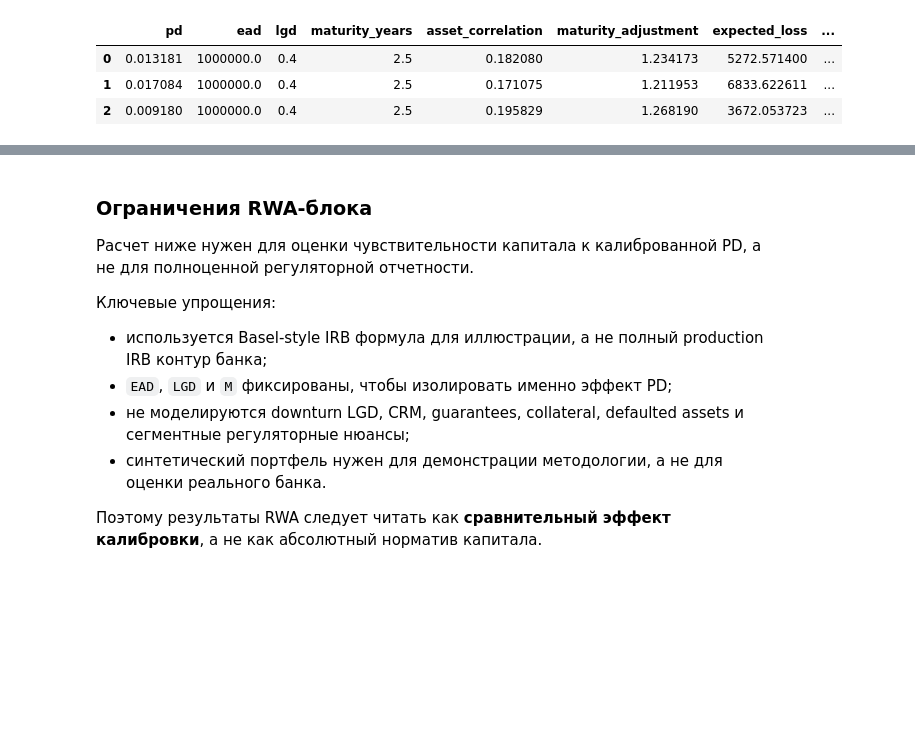
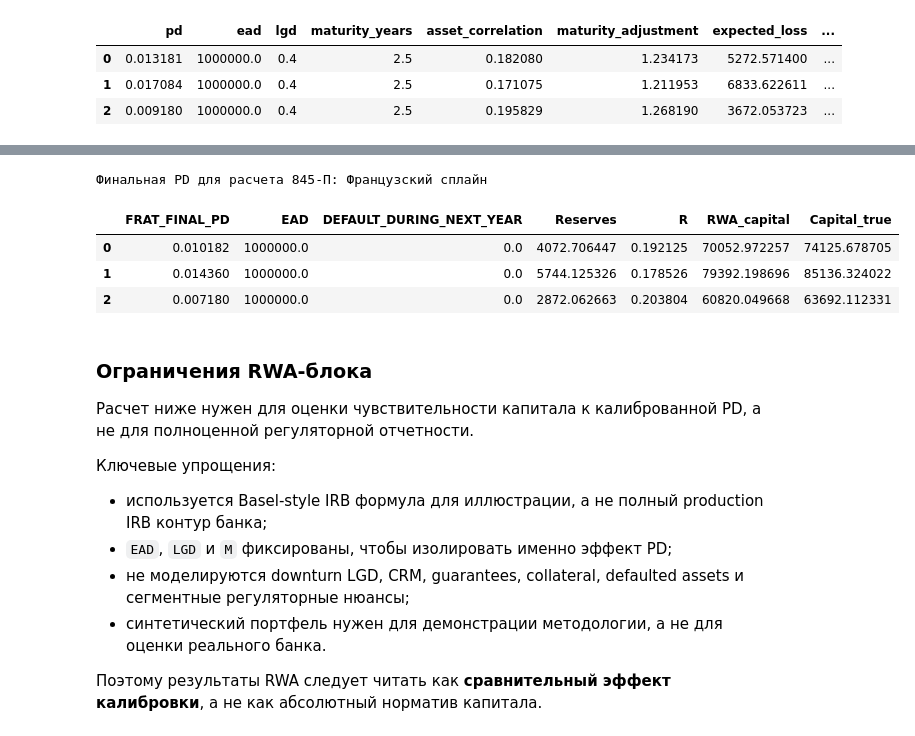
Before and after one commit to ddudenko275-boop/ColebrationTedo, a Jupyter notebook: notebooks/pd_calibration.ipynb, the cells around one changed output, grey strips where cells are left out. Drawn from its saved outputs; the diff is of its cells as text; code cells hidden in the pictures; blank space fills up the shorter version.

```diff
--- a/notebooks/pd_calibration.ipynb
+++ b/notebooks/pd_calibration.ipynb
@@ -614,3 +619,25 @@ RWA = unexpected-loss capital / 8%, то есть Basel-style K * EAD * 12.5.
+# %%
+final_pd_method = list(calibrated_probs.keys())[-1]
+print(f"Финальная PD для расчета 845-П: {final_pd_method}")
+
+data_ocp = pd.DataFrame({
+    "FRAT_FINAL_PD": calibrated_probs[final_pd_method],
+    "EAD": np.full(len(y_test), capital_assumptions.ead, dtype=float),
+    "DEFAULT_DURING_NEXT_YEAR": y_test.values.astype(float),
+})
+
+# Используем формулы из 845-П
+data_ocp['Reserves'] = data_ocp.FRAT_FINAL_PD * 0.4 * data_ocp.EAD
+data_ocp['R'] = 0.12*(np.divide(1-np.exp(-50*data_ocp.FRAT_FINAL_PD), 1-np.exp(-50))) + 0.24*(1-np.divide(1-np.exp(-50*data_ocp.FRAT_FINAL_PD), 1-np.exp(-50)))
+data_ocp['RWA_capital'] = data_ocp.EAD * 0.4 * (norm.cdf(np.divide(norm.ppf(data_ocp.FRAT_FINAL_PD)+(data_ocp.R)**0.5*norm.ppf(0.999),((1-data_ocp.R)**0.5)) - data_ocp.FRAT_FINAL_PD) * np.divide(1, 1-1.5*(0.11852-0.05478*np.log(data_ocp.FRAT_FINAL_PD))**2))
+data_ocp['Capital_true'] = np.where(data_ocp.DEFAULT_DURING_NEXT_YEAR == 1.0, 0.4*data_ocp.EAD, data_ocp.Reserves + data_ocp.RWA_capital)
+data_ocp.head(3)
+# %% [output]
+Финальная PD для расчета 845-П: Французский сплайн
+|  | FRAT_FINAL_PD | EAD | DEFAULT_DURING_NEXT_YEAR | Reserves | R | RWA_capital | Capital_true |
+| 0 | 0.010182 | 1000000.0 | 0.0 | 4072.706447 | 0.192125 | 70052.972257 | 74125.678705 |
+| 1 | 0.014360 | 1000000.0 | 0.0 | 5744.125326 | 0.178526 | 79392.198696 | 85136.324022 |
+| 2 | 0.007180 | 1000000.0 | 0.0 | 2872.062663 | 0.203804 | 60820.049668 | 63692.112331 |
 # %% [markdown]
 ### Ограничения RWA-блока
 
```
Also changed, not shown: parts of 2 cells of this notebook.
